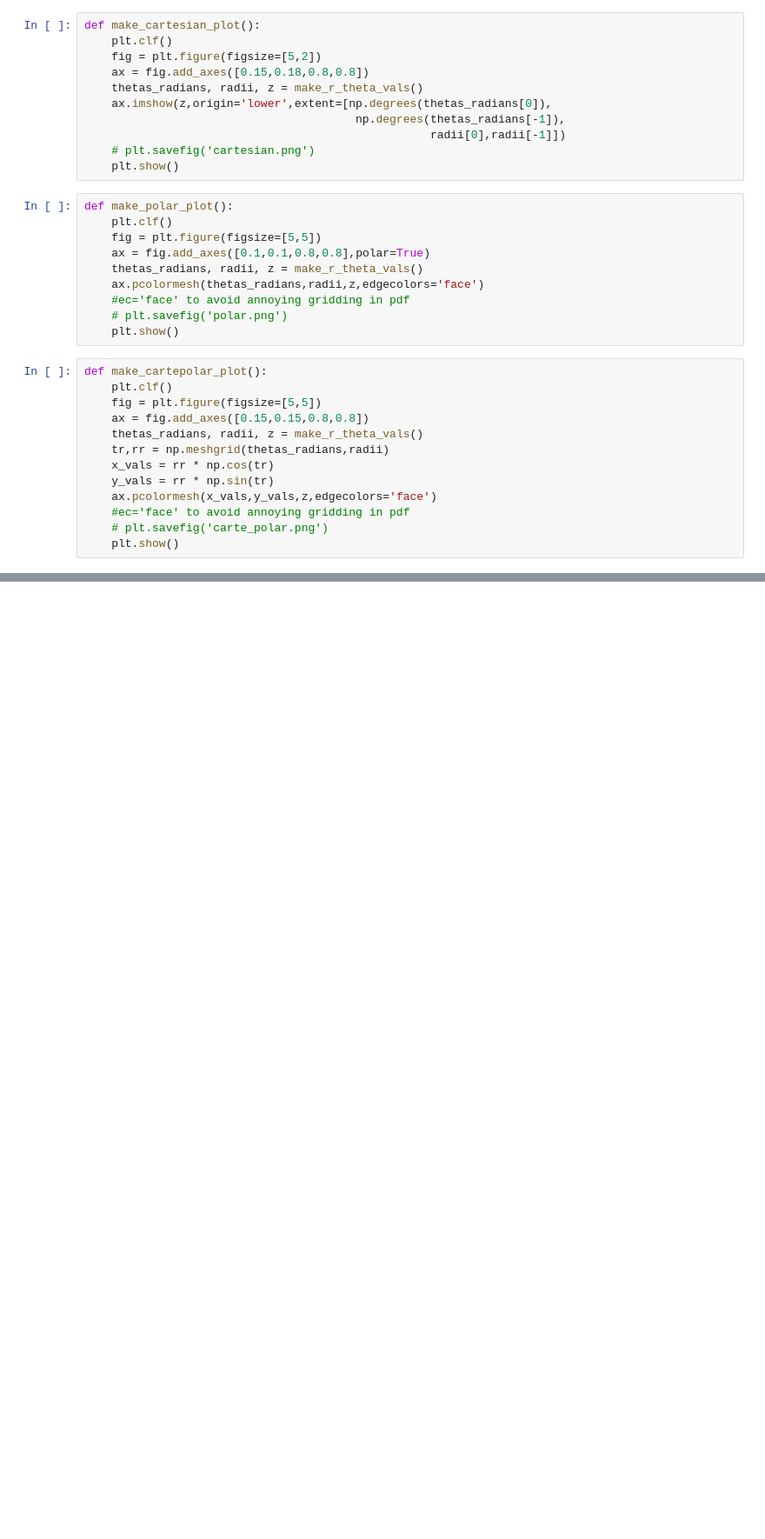
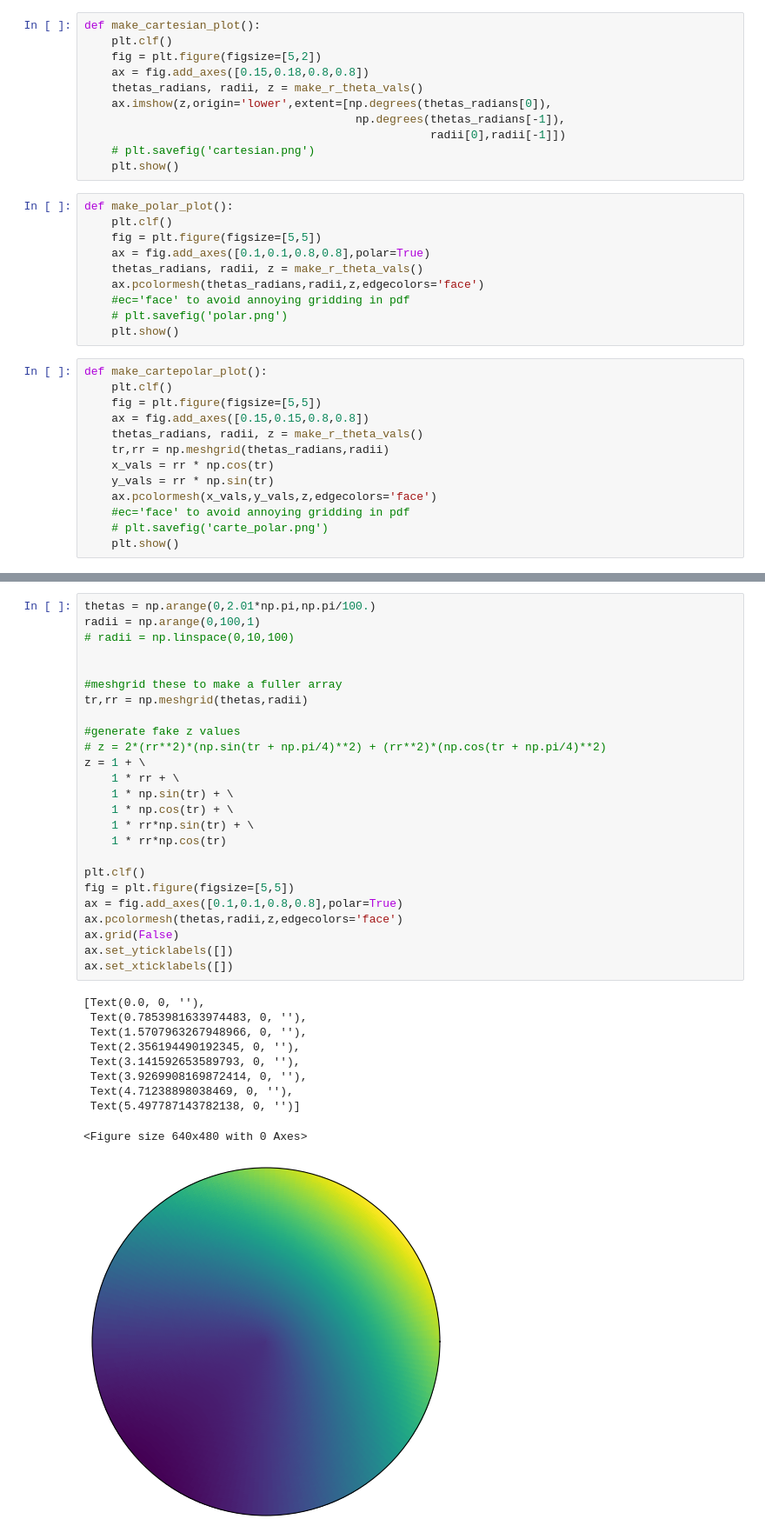
Before and after one commit to rae-holcomb/pandora-me, a Jupyter notebook: psf_scratch.ipynb, the cells around one changed output, grey strips where cells are left out. Shown at 87% size. Saved outputs shown, nothing was run; the diff lists cells and outputs as text; blank space fills up the shorter version.

```diff
--- a/psf_scratch.ipynb
+++ b/psf_scratch.ipynb
@@ -61,0 +62,36 @@ make_cartepolar_plot()
+# %%
+thetas = np.arange(0,2.01*np.pi,np.pi/100.)
+radii = np.arange(0,100,1)
+# radii = np.linspace(0,10,100)
+
+
+#meshgrid these to make a fuller array
+tr,rr = np.meshgrid(thetas,radii)
+
+#generate fake z values
+# z = 2*(rr**2)*(np.sin(tr + np.pi/4)**2) + (rr**2)*(np.cos(tr + np.pi/4)**2)
+z = 1 + \
+    1 * rr + \
+    1 * np.sin(tr) + \
+    1 * np.cos(tr) + \
+    1 * rr*np.sin(tr) + \
+    1 * rr*np.cos(tr)
+
+plt.clf()
+fig = plt.figure(figsize=[5,5])
+ax = fig.add_axes([0.1,0.1,0.8,0.8],polar=True)
+ax.pcolormesh(thetas,radii,z,edgecolors='face')
+ax.grid(False)
+ax.set_yticklabels([])
+ax.set_xticklabels([])
+# %% [output]
+[Text(0.0, 0, ''),
+ Text(0.7853981633974483, 0, ''),
+ Text(1.5707963267948966, 0, ''),
+ Text(2.356194490192345, 0, ''),
+ Text(3.141592653589793, 0, ''),
+ Text(3.9269908169872414, 0, ''),
+ Text(4.71238898038469, 0, ''),
+ Text(5.497787143782138, 0, '')]
+<Figure size 640x480 with 0 Axes>
+[figure, added]
```
Also changed, not shown: parts of 2 cells of this notebook.
